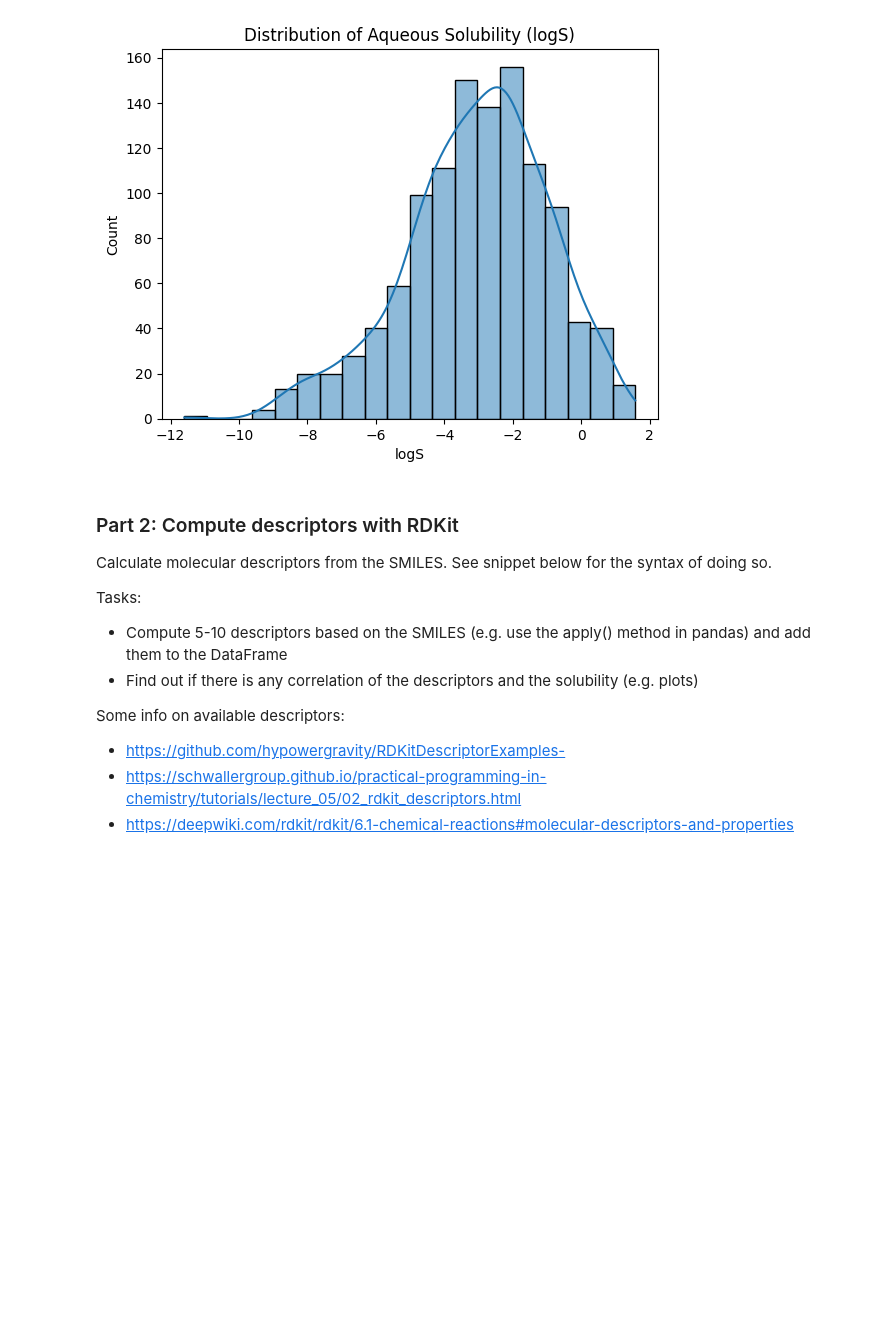
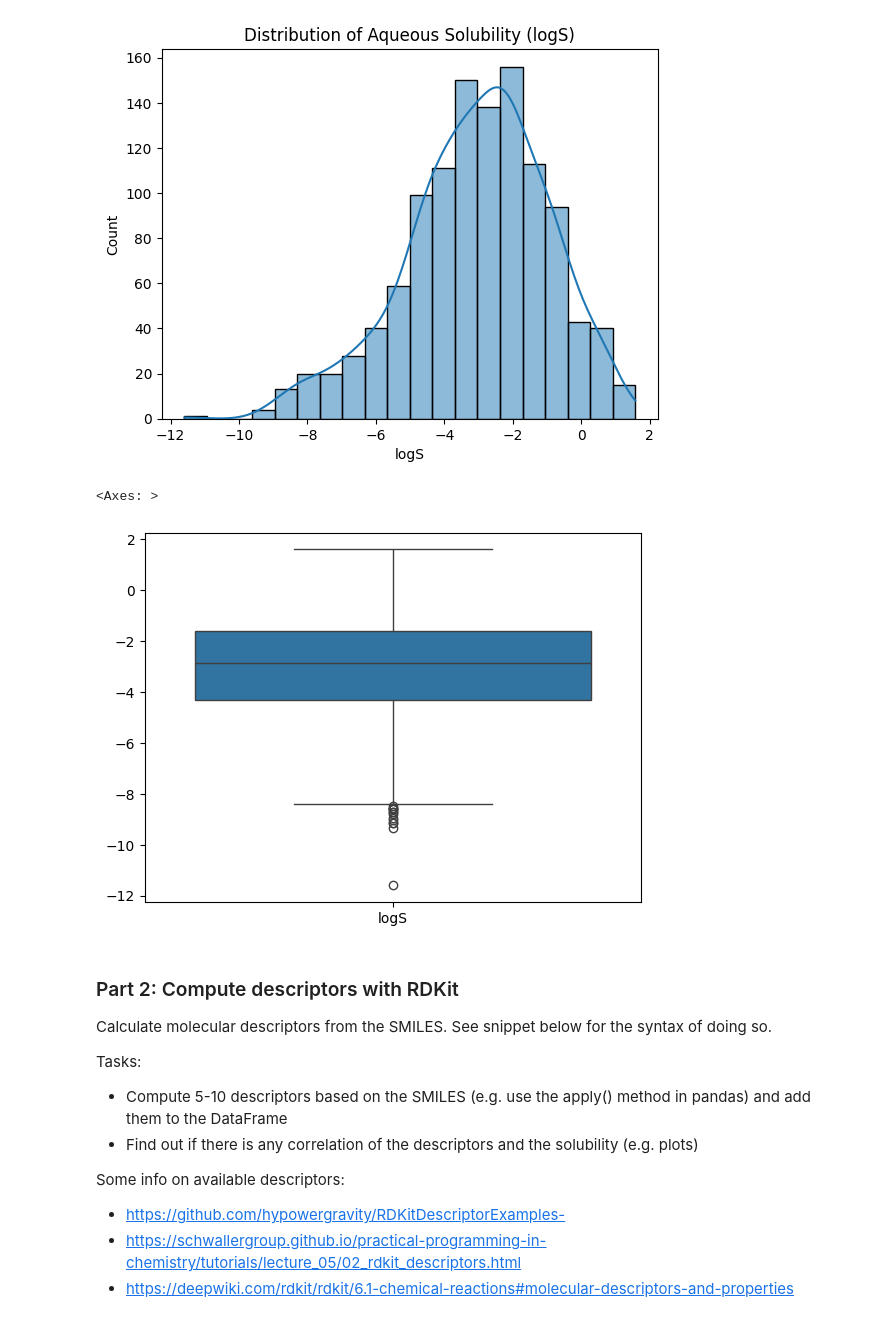
Before and after one commit to janisanth/DSA103, a Jupyter notebook: LifeScienceData/lecture13/RDKIt_Workshop.ipynb, the cells around one changed output. Saved outputs shown, nothing was run; the diff lists cells and outputs as text; code cells hidden in the pictures; blank space fills up the shorter version.

```diff
--- a/LifeScienceData/lecture13/RDKIt_Workshop.ipynb
+++ b/LifeScienceData/lecture13/RDKIt_Workshop.ipynb
@@ -37,6 +65,11 @@ plt.title("Distribution of Aqueous Solubility (logS)")
 plt.show()
 # %% [output]
 [figure]
+# %%
+sns.boxplot(df)
+# %% [output]
+<Axes: >
+[figure, added]
 # %% [markdown]
 ### Part 2: Compute descriptors with RDKit
 
```
Also changed, not shown: parts of 20 cells of this notebook, 1 other file.
